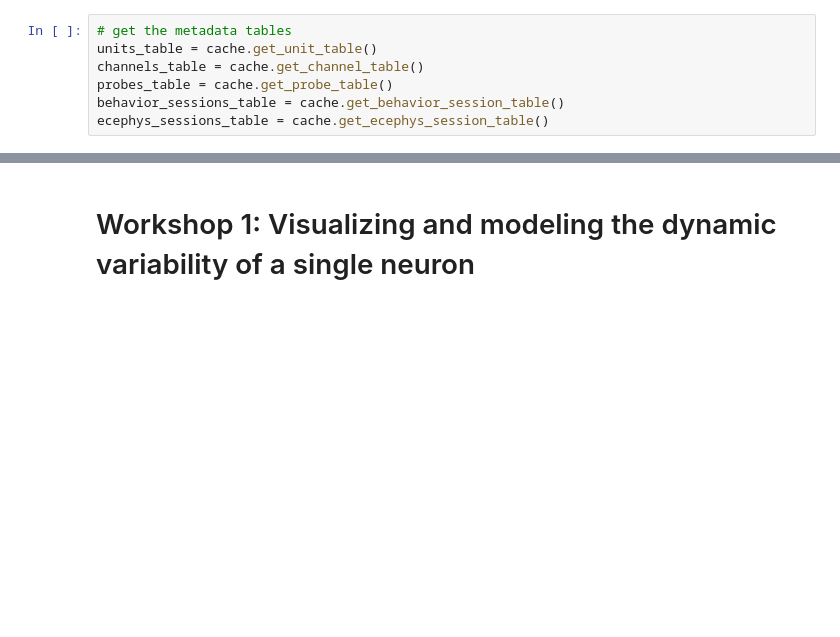
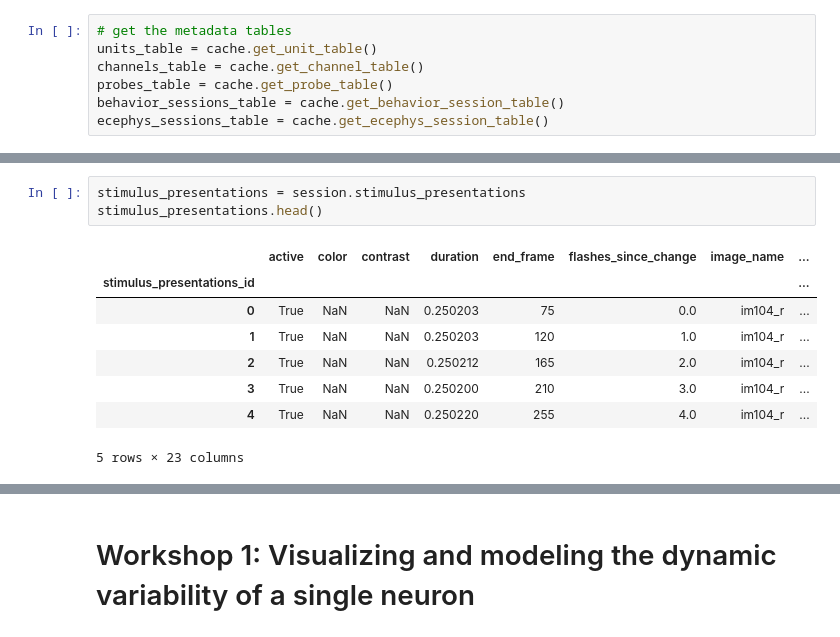
Before and after one commit to AllenInstitute/swdb_2023, a Jupyter notebook: Day5/Day5_VisualDynamicsModeling.ipynb, the cells around one changed output, grey strips where cells are left out. Cells and saved outputs as stored; diff of their text form; blank space fills up the shorter version.

```diff
--- a/Day5/Day5_VisualDynamicsModeling.ipynb
+++ b/Day5/Day5_VisualDynamicsModeling.ipynb
@@ -68,0 +195,12 @@ sst_novel_sessions.head()
+# %%
+stimulus_presentations = session.stimulus_presentations
+stimulus_presentations.head()
+# %% [output]
+|  | active | color | contrast | duration | end_frame | flashes_since_change | image_name | ... |
+| stimulus_presentations_id |  |  |  |  |  |  |  | ... |
+| 0 | True | NaN | NaN | 0.250203 | 75 | 0.0 | im104_r | ... |
+| 1 | True | NaN | NaN | 0.250203 | 120 | 1.0 | im104_r | ... |
+| 2 | True | NaN | NaN | 0.250212 | 165 | 2.0 | im104_r | ... |
+| 3 | True | NaN | NaN | 0.250200 | 210 | 3.0 | im104_r | ... |
+| 4 | True | NaN | NaN | 0.250220 | 255 | 4.0 | im104_r | ... |
+5 rows × 23 columns
```
Also changed, not shown: parts of 59 cells of this notebook.
